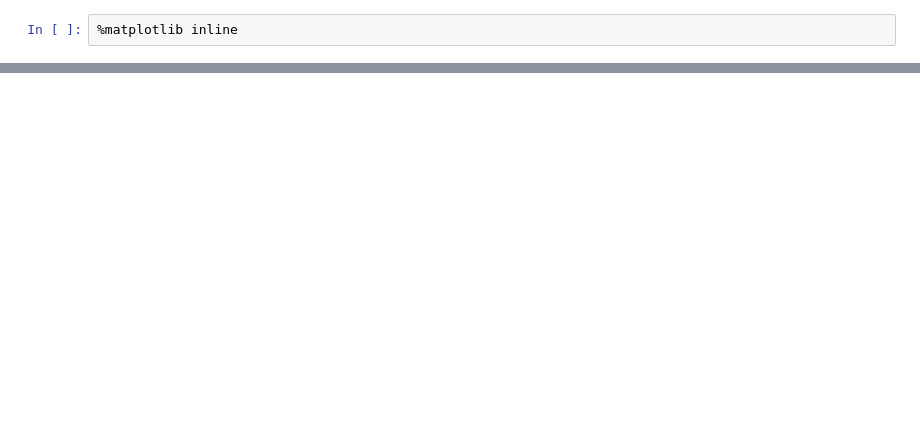
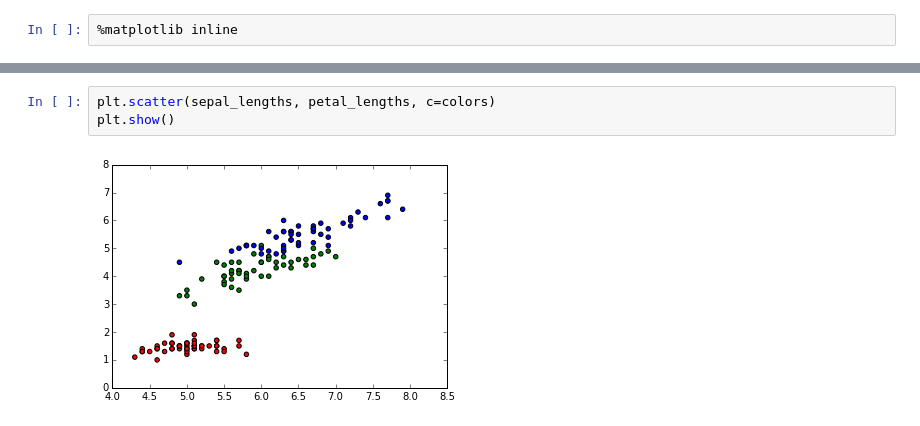
Before and after one commit to raudabaugh/applied-machine-learning, a Jupyter notebook: lab0/lab0.ipynb, the cells around one changed output, grey strips where cells are left out. Saved outputs shown, nothing was run; the diff lists cells and outputs as text; blank space fills up the shorter version.

```diff
--- a/lab0/lab0.ipynb
+++ b/lab0/lab0.ipynb
@@ -15,0 +21,5 @@ plt.show()
+# %%
+plt.scatter(sepal_lengths, petal_lengths, c=colors)
+plt.show()
+# %% [output]
+[figure, added]
```
Also changed, not shown: parts of 13 cells of this notebook.
